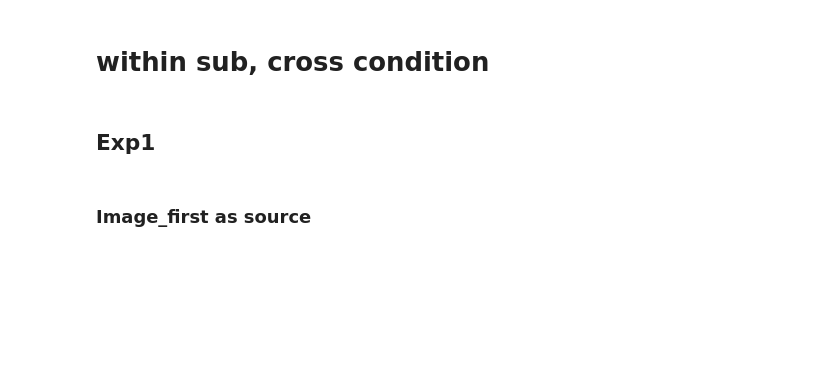
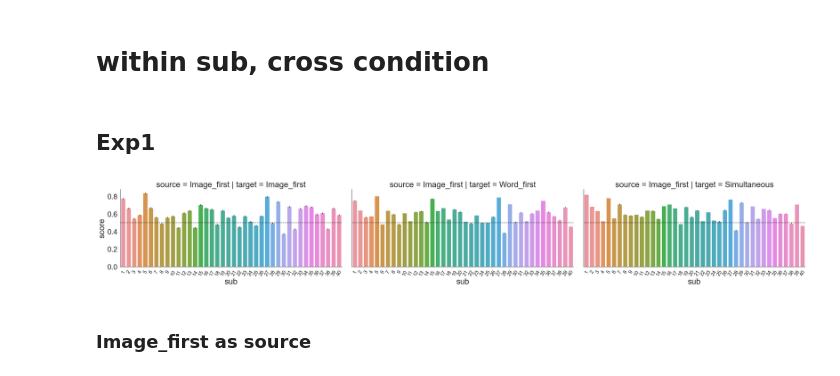
Before and after one commit to AaronZheng87/Decoding_SALT, a Jupyter notebook: 1_Analysis/Analysis_LR.ipynb, the cells around one changed output. Saved outputs shown, nothing was run; the diff lists cells and outputs as text; code cells hidden in the pictures; blank space fills up the shorter version.

```diff
--- a/1_Analysis/Analysis_LR.ipynb
+++ b/1_Analysis/Analysis_LR.ipynb
@@ -238,3 +286,13 @@ groups1_sim = df1_sim["subj_idx"].values
+# %%
+df1_si = lr_Cross(X_source = X1_img, y_source = y1_img, source_groups = groups1_img, source_name = "Image_first", X_target1 = X1_word, y_target1 = y1_word, target1_groups = groups1_word, target_name1 = "Word_first", X_target2 = X1_sim, y_target2 = y1_sim, target2_gorups = groups1_sim, target_name2 = "Simultaneous", fold = 300)
+# %%
+t1 = sns.catplot(x="sub", y="score", data=df1_si, row="source", col="target", aspect=2, errorbar="se", kind="bar")
+xtick_order = list(t1.axes[-1][-1].xaxis.get_majorticklabels())
+[ax.set_xticklabels(xtick_order, rotation = 60, fontsize=15) for ax in t1.axes[-1]]
+[ax.axhline(0.5, linestyle = '--',color = 'black',alpha = 0.7) for ax in t1.axes.flatten()]
+plt.savefig("barplot_testfun.png",dpi=300)
+# %% [output]
+[figure, added]
 # %% [markdown]
 ### Image_first as source
 # %%
```
Also changed, not shown: parts of 1 cell of this notebook, 10 other files.
